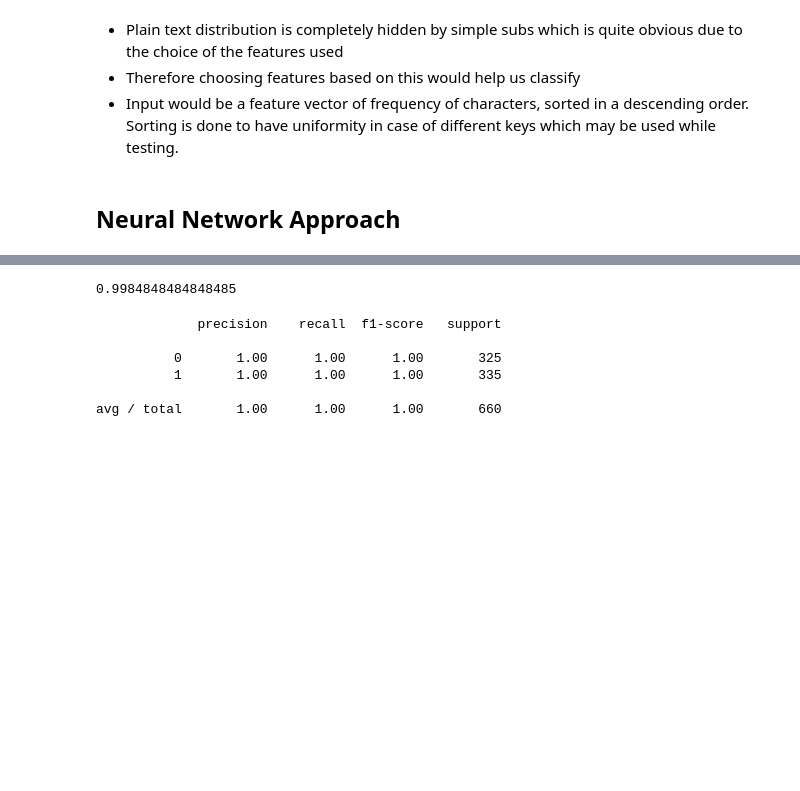
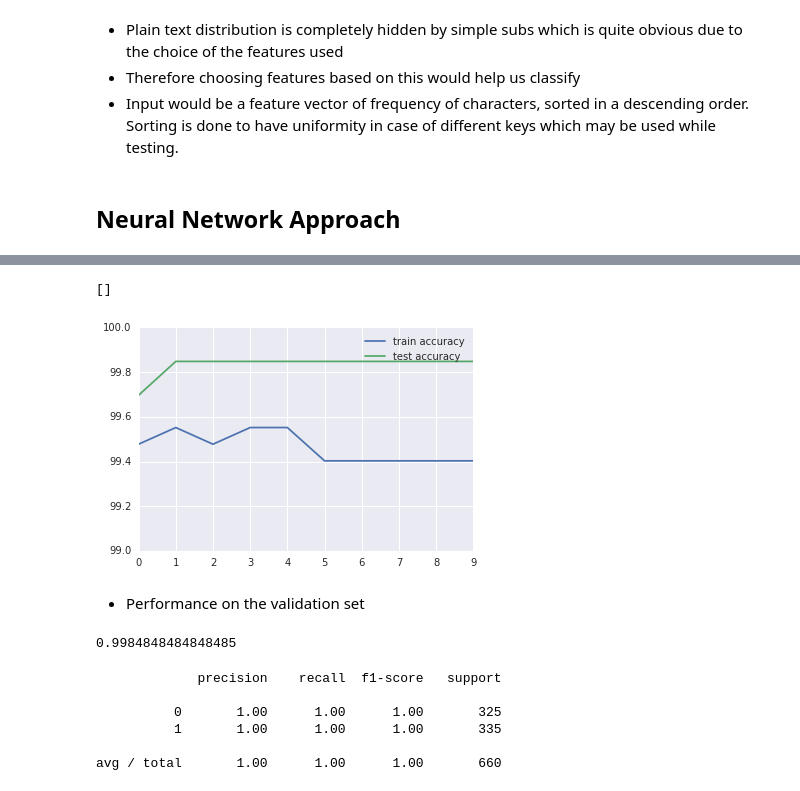
Before and after one commit to 4rshdeep/celestini, a Jupyter notebook: cryptosystem_identifier/cryptosystem_identifier.ipynb, the cells around one changed output, grey strips where cells are left out. Saved outputs shown, nothing was run; the diff lists cells and outputs as text; code cells hidden in the pictures; blank space fills up the shorter version.

```diff
--- a/cryptosystem_identifier/cryptosystem_identifier.ipynb
+++ b/cryptosystem_identifier/cryptosystem_identifier.ipynb
@@ -19,6 +19,9 @@ import seaborn as sns
 sns.set(color_codes=True)
 # %%
 def getFrequencyOfText(inputText):
+    """ Returns a feature vector of input text which consists of
+        percentage frequency of characters arranged in descending order.
+    """
     d = collections.Counter(inputText)
     d.pop(' ', -1) # remove space
     b = sorted(list(d.values()), reverse=True)
@@ -78,10 +81,11 @@ plt.show()
 * Input would be a feature vector of frequency of characters, sorted in a descending order. Sorting is done to have uniformity in case of different keys which may be used while testing.
 # %%
 def get_training_data():
-    """ Returns
+    """ training data for 2000 samples
+        returns
         x -> 2000, 27
-        y -> 2000, 1
-        0 for vigenere and 1 for simple subs
+        y -> 2000, 2
+        0 for vigenere and 1 for simple subs (one hot encoded)
     """
     xs = np.ones((int(N/2), M+1))
     xv = np.ones((int(N/2), M+1))
@@ -152,6 +156,8 @@ sess = tf.Session()
 init = tf.global_variables_initializer()
 sess.run(init)
 
+train_acc =[]
+test_acc = []
 for epoch in range(10):
     # Train with each example
     for i in range(len(train_X)):
@@ -160,6 +166,8 @@ for epoch in range(10):
                              sess.run(predict, feed_dict={X: train_X, y: train_y}))
     test_accuracy  = np.mean(np.argmax(test_y, axis=1) ==
                              sess.run(predict, feed_dict={X: test_X, y: test_y}))
+    test_acc.append(100*test_accuracy)
+    train_acc.append( 100*train_accuracy)
     print("Epoch = %d, train accuracy = %.2f%%, test accuracy = %.2f%%"
           % (epoch + 1, 100. * train_accuracy, 100. * test_accuracy))
 # %% [output]
@@ -184,3 +184,14 @@ Epoch = 10, train accuracy = 99.48%, test accuracy = 99.85%
+# %%
+plt.plot(train_acc, label='train accuracy')
+plt.plot(test_acc, label='test accuracy')
+plt.ylim(ymin=99, ymax=100)
+plt.legend()
+plt.plot()
+# %% [output]
+[]
+[figure, added]
+# %% [markdown]
+* Performance on the validation set
 # %%
 y_pred = sess.run(predict, feed_dict={X:test_X})
 # %%
```
Also changed, not shown: parts of 7 cells of this notebook.
